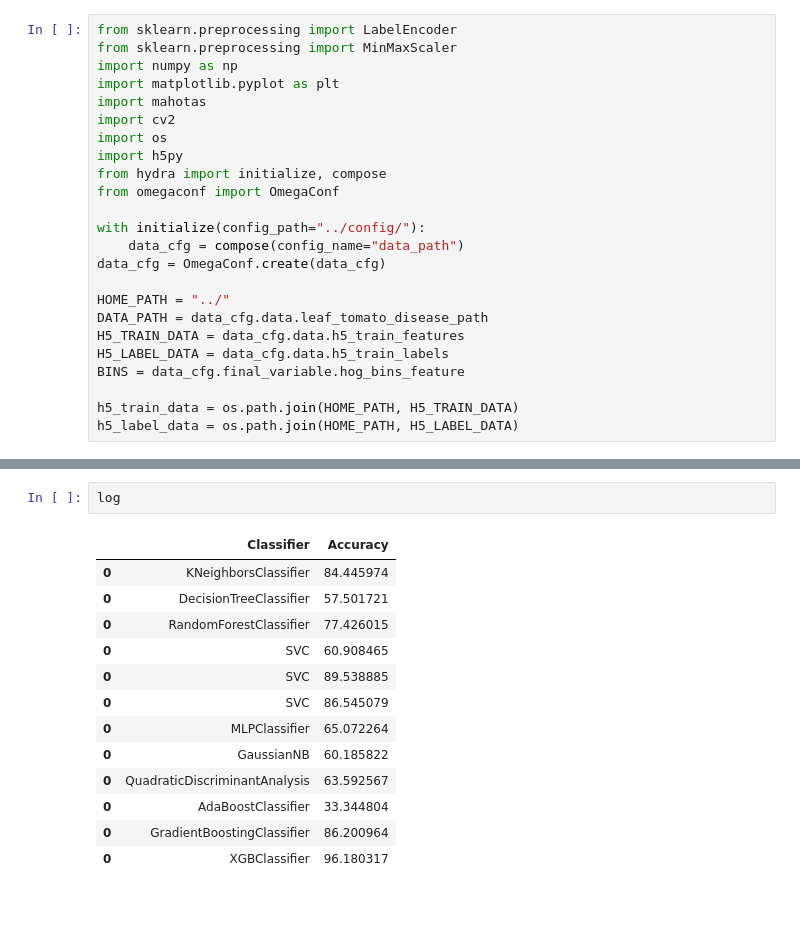
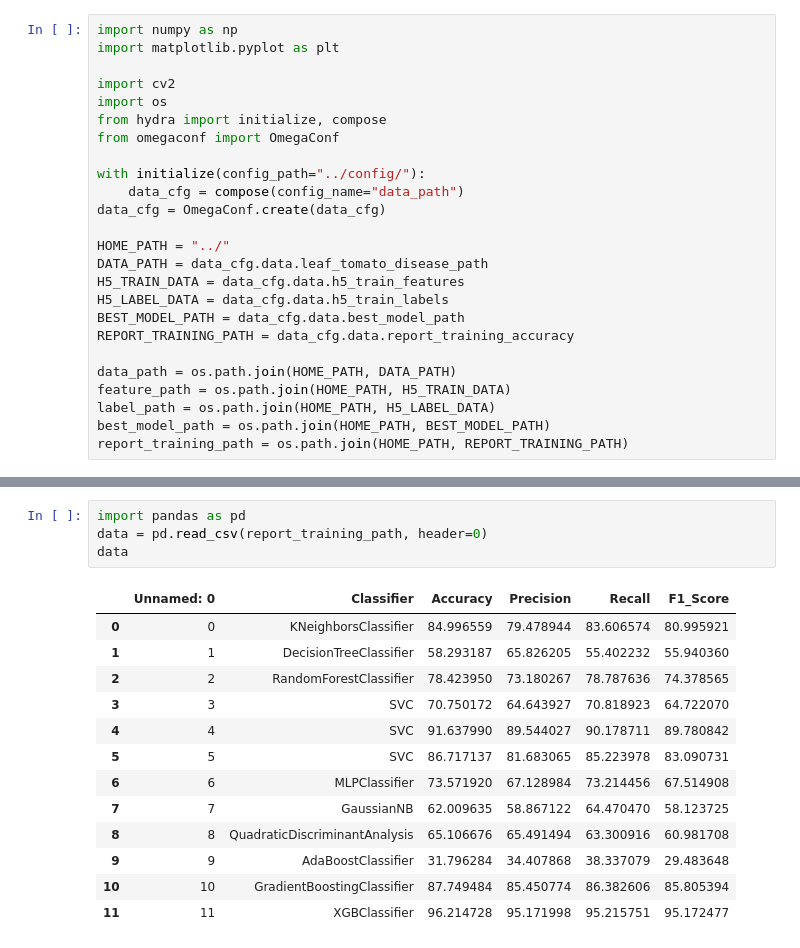
Before and after one commit to ngnambka00-github/tomato-leaf-disease, a Jupyter notebook: src/experience_2.ipynb, the cells around one changed output, grey strips where cells are left out. Drawn from its saved outputs; the diff is of its cells as text; blank space fills up the shorter version.

Commit message:
Custom training model phase

```diff
--- a/src/experience_2.ipynb
+++ b/src/experience_2.ipynb
@@ -1,12 +1,9 @@
 # %%
-from sklearn.preprocessing import LabelEncoder
-from sklearn.preprocessing import MinMaxScaler
 import numpy as np
 import matplotlib.pyplot as plt
-import mahotas
+
 import cv2
 import os
-import h5py
 from hydra import initialize, compose
 from omegaconf import OmegaConf
 
@@ -18,10 +15,14 @@ HOME_PATH = "../"
 DATA_PATH = data_cfg.data.leaf_tomato_disease_path
 H5_TRAIN_DATA = data_cfg.data.h5_train_features
 H5_LABEL_DATA = data_cfg.data.h5_train_labels
-BINS = data_cfg.final_variable.hog_bins_feature
+BEST_MODEL_PATH = data_cfg.data.best_model_path
+REPORT_TRAINING_PATH = data_cfg.data.report_training_accuracy
 
-h5_train_data = os.path.join(HOME_PATH, H5_TRAIN_DATA)
-h5_label_data = os.path.join(HOME_PATH, H5_LABEL_DATA)
+data_path = os.path.join(HOME_PATH, DATA_PATH)
+feature_path = os.path.join(HOME_PATH, H5_TRAIN_DATA)
+label_path = os.path.join(HOME_PATH, H5_LABEL_DATA)
+best_model_path = os.path.join(HOME_PATH, BEST_MODEL_PATH)
+report_training_path = os.path.join(HOME_PATH, REPORT_TRAINING_PATH)
 # %% [output]
 The version_base parameter is not specified.
 Please specify a compatability version level, or None.
@@ -254,16 +134,18 @@ XGBClassifier(base_score=0.5, booster='gbtree', callbacks=None,
-# %%
-log
-# %% [output]
-|  | Classifier | Accuracy |
-| 0 | KNeighborsClassifier | 84.445974 |
-| 0 | DecisionTreeClassifier | 57.501721 |
-| 0 | RandomForestClassifier | 77.426015 |
-| 0 | SVC | 60.908465 |
-| 0 | SVC | 89.538885 |
-| 0 | SVC | 86.545079 |
-| 0 | MLPClassifier | 65.072264 |
-| 0 | GaussianNB | 60.185822 |
-| 0 | QuadraticDiscriminantAnalysis | 63.592567 |
-| 0 | AdaBoostClassifier | 33.344804 |
-| 0 | GradientBoostingClassifier | 86.200964 |
-| 0 | XGBClassifier | 96.180317 |
+# %%
+import pandas as pd
+data = pd.read_csv(report_training_path, header=0)
+data
+# %% [output]
+|  | Unnamed: 0 | Classifier | Accuracy | Precision | Recall | F1_Score |
+| 0 | 0 | KNeighborsClassifier | 84.996559 | 79.478944 | 83.606574 | 80.995921 |
+| 1 | 1 | DecisionTreeClassifier | 58.293187 | 65.826205 | 55.402232 | 55.940360 |
+| 2 | 2 | RandomForestClassifier | 78.423950 | 73.180267 | 78.787636 | 74.378565 |
+| 3 | 3 | SVC | 70.750172 | 64.643927 | 70.818923 | 64.722070 |
+| 4 | 4 | SVC | 91.637990 | 89.544027 | 90.178711 | 89.780842 |
+| 5 | 5 | SVC | 86.717137 | 81.683065 | 85.223978 | 83.090731 |
+| 6 | 6 | MLPClassifier | 73.571920 | 67.128984 | 73.214456 | 67.514908 |
+| 7 | 7 | GaussianNB | 62.009635 | 58.867122 | 64.470470 | 58.123725 |
+| 8 | 8 | QuadraticDiscriminantAnalysis | 65.106676 | 65.491494 | 63.300916 | 60.981708 |
+| 9 | 9 | AdaBoostClassifier | 31.796284 | 34.407868 | 38.337079 | 29.483648 |
+| 10 | 10 | GradientBoostingClassifier | 87.749484 | 85.450774 | 86.382606 | 85.805394 |
+| 11 | 11 | XGBClassifier | 96.214728 | 95.171998 | 95.215751 | 95.172477 |
```
Also changed, not shown: parts of 16 cells of this notebook, 23 other files.
